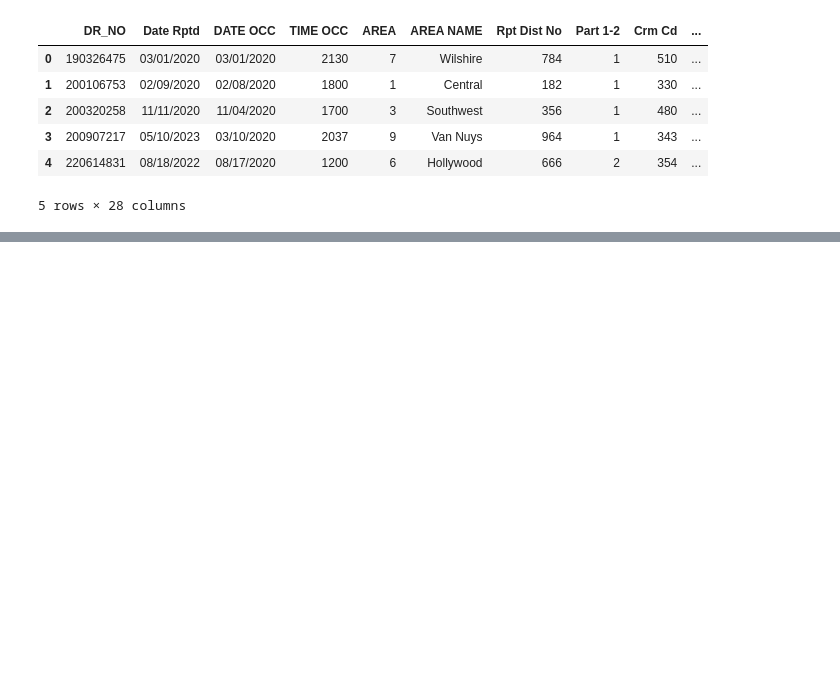
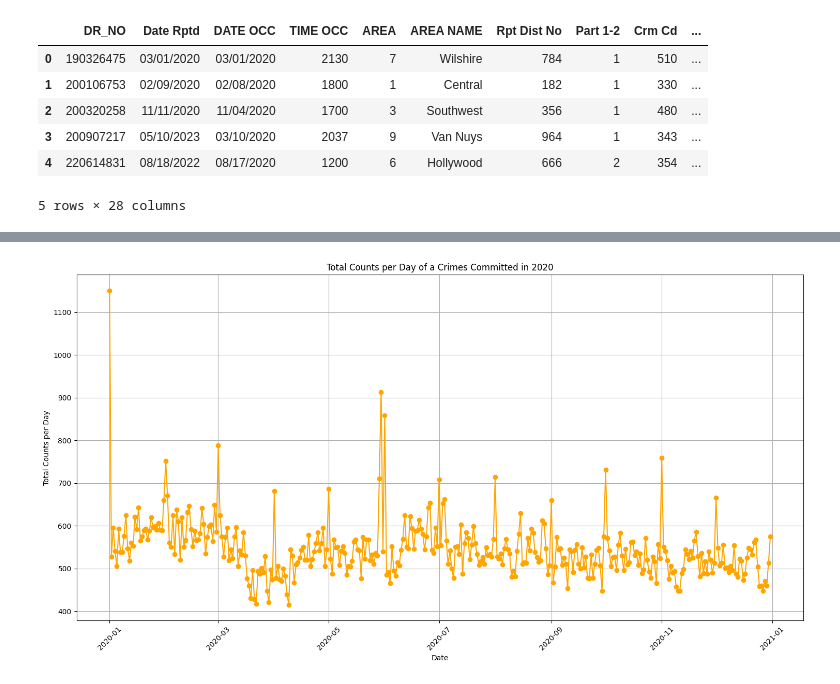
Before and after one commit to rkuautli/Data_Project_1, a Jupyter notebook: crime.ipynb, the cells around one changed output, grey strips where cells are left out. Saved outputs shown, nothing was run; the diff lists cells and outputs as text; code cells hidden in the pictures; blank space fills up the shorter version.

```diff
--- a/crime.ipynb
+++ b/crime.ipynb
@@ -119,9 +141,9 @@ date_time_df.to_csv("Resources/date_time.csv", index=False)
 # need to split the data frame into one for each year (2020, 2021, 2022, 2023, 2024)
 
 # setting the columns i want for the new data frame
-columns = ["Dr No", "Date Rptd", "Date Occ", "Time Occ",
-             "Year Occ", "Crm Cd", "Day Of Wk Rptd",
-            "Day Of Wk Occ"]
+columns = ['Date Rptd', 'Date Occ', 'Time Occ', 'Day Or Night', 'Crm Cd',
+       'Day Of Wk Occ', 'Month Occ', 'Time From Occ to Rptd', 'Year Occ',
+       'Day Of Week', 'Day Type Crm Occ']
 
 # creating the data frames based on year
 crime_2020 = date_time_df.loc[date_time_df["Year Occ"] == 2020, columns]
@@ -150,0 +202,14 @@ crime_2024.to_csv("Resources/crime_2024.csv", index=False)
+# %%
+# creating a plot to show the trend
+# soritng data to be in order
+# grouping data by "Date Occ"
+aggregated_2020 = crime_2020.groupby("Date Occ").size().reset_index(name='total_count')
+print(aggregated_2020.value_counts().head(5))
+aggregated_2021 = crime_2021.groupby("Date Occ").size().reset_index(name='total_count')
+print(aggregated_2021.value_counts().head(5))
+aggregated_2022 = crime_2022.groupby("Date Occ").size().reset_index(name='total_count')
+print(aggregated_2022.value_counts().head(5))
+aggregated_2023 = crime_2023.groupby("Date Occ").size().reset_index(name='total_count')
+print(aggregated_2023.value_counts().head(5))
+aggregated_2024 = crime_2024.groupby("Date Occ").size().reset_index(name='total_count')
+print(aggregated_2024.value_counts().head(5))
@@ -150,0 +234,21 @@ crime_2024.to_csv("Resources/crime_2024.csv", index=False)
+# %%
+# Sort the aggregated data by date
+aggregated_2020 = aggregated_2020.sort_values(by = "Date Occ")
+
+# Create a line plot
+plt.figure(figsize=(15, 8))
+plt.plot(aggregated_2020["Date Occ"], aggregated_2020["total_count"], marker='o', color='orange', linestyle='-')
+# Set labels and title
+plt.xlabel('Date')
+plt.ylabel('Total Counts per Day')
+plt.title('Total Counts per Day of a Crimes Committed in 2020')
+
+# Rotate x-axis labels for better readability
+plt.xticks(rotation=45)
+
+# Display the plot
+plt.grid(True)
+plt.tight_layout()
+plt.show()
+# %% [output]
+[figure, added]
```
Also changed, not shown: parts of 47 cells of this notebook.
